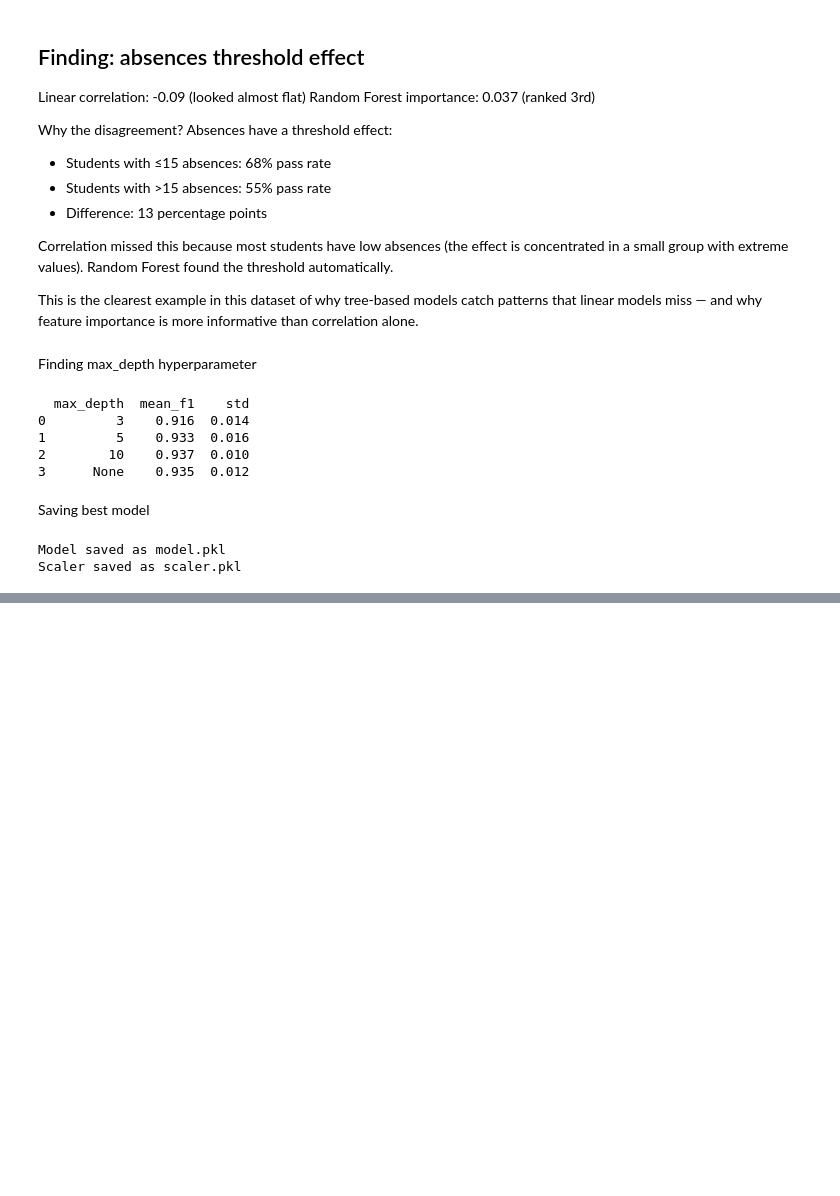
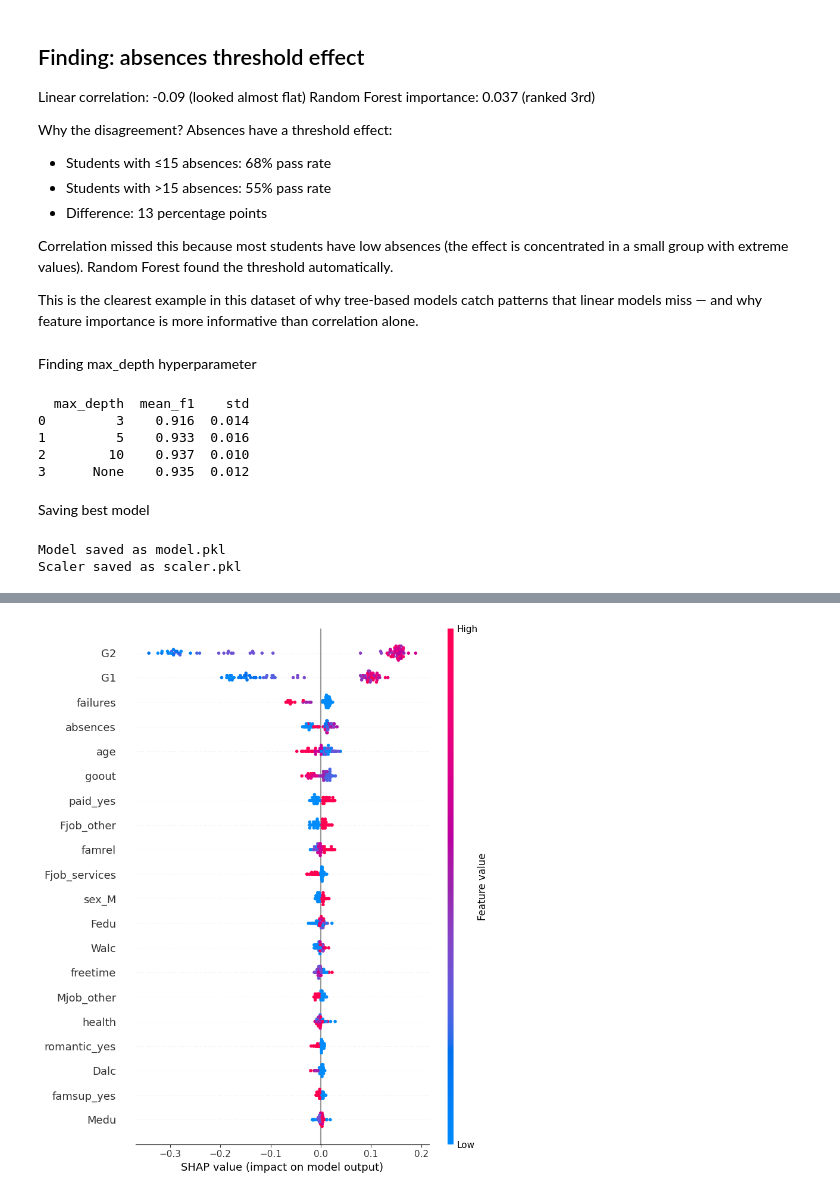
Before and after one commit to Loveena-15/student-pass-prediction-ml, a Jupyter notebook: student_pass_prediction.ipynb, the cells around one changed output, grey strips where cells are left out. Cells and saved outputs as stored; diff of their text form; code cells hidden in the pictures; blank space fills up the shorter version.

Commit message:
added SHAP explainability

```diff
--- a/student_pass_prediction.ipynb
+++ b/student_pass_prediction.ipynb
@@ -820,0 +870,10 @@ Scaler saved as scaler.pkl
+# %%
+import shap
+import matplotlib.pyplot as plt
+import pandas as pd
+import numpy as np
+
+shap.initjs()
+
+explainer = shap.TreeExplainer(rf_model)
+shap_values = explainer.shap_values(X_test)
@@ -820,0 +903,9 @@ Scaler saved as scaler.pkl
+# %%
+shap.summary_plot(
+    shap_values[:, :, 1],
+    X_test.values,
+    feature_names=X.columns.tolist(),
+    show=False
+)
+# %% [output]
+[figure, added]
```
Also changed, not shown: parts of 16 cells of this notebook.
